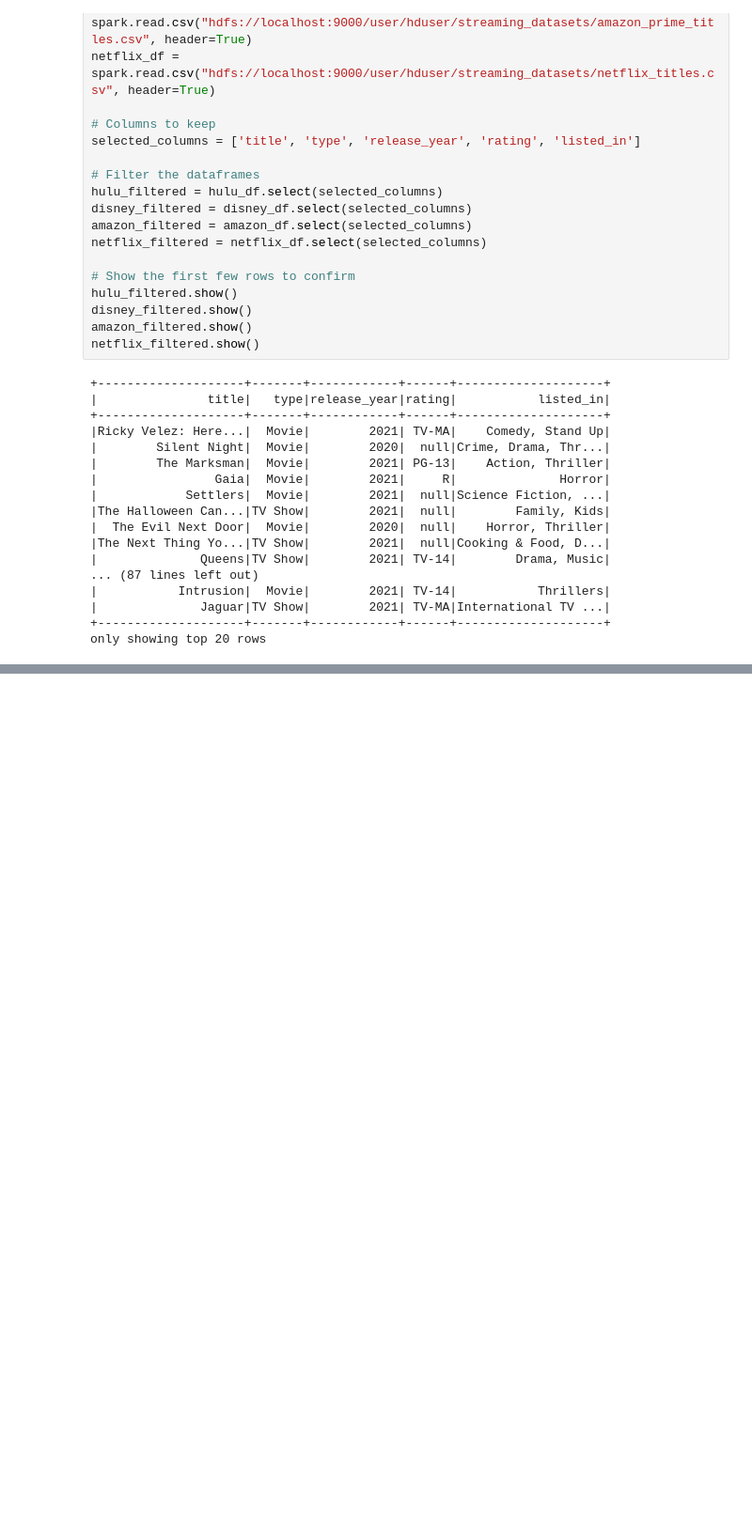
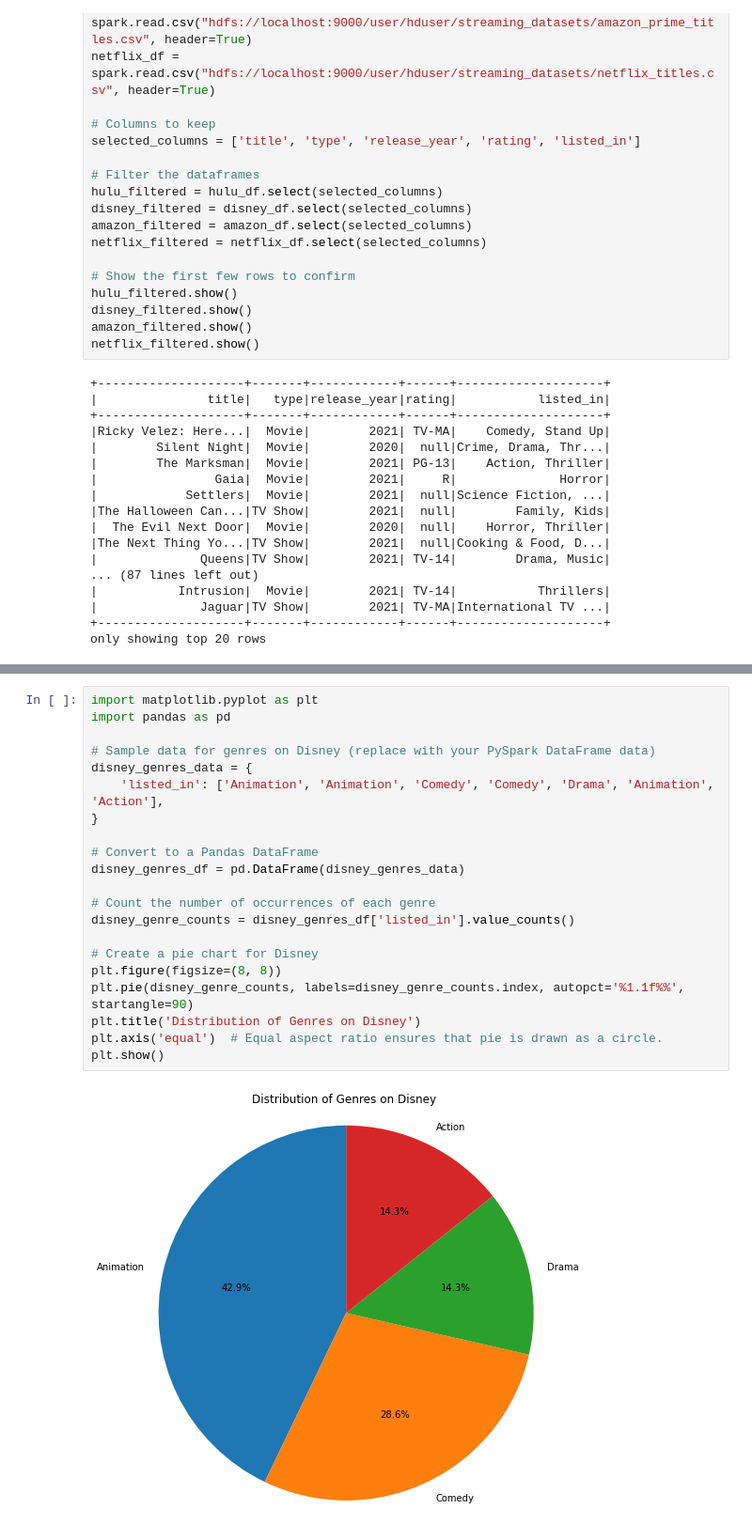
Before and after one commit to Fabio-Poli/CCT-Dublin.SEM2, a Jupyter notebook: CA 1 - SEM 2.ipynb, the cells around one changed output, grey strips where cells are left out. Shown: that part at 94% size. Drawn from its saved outputs; the diff is of its cells as text; blank space fills up the shorter version.

```diff
--- a/CA 1 - SEM 2.ipynb
+++ b/CA 1 - SEM 2.ipynb
@@ -181,0 +400,23 @@ netflix_pd = netflix_year_grouped.toPandas()
+# %%
+import matplotlib.pyplot as plt
+import pandas as pd
+
+# Sample data for genres on Disney (replace with your PySpark DataFrame data)
+disney_genres_data = {
+    'listed_in': ['Animation', 'Animation', 'Comedy', 'Comedy', 'Drama', 'Animation', 'Action'],
+}
+
+# Convert to a Pandas DataFrame
+disney_genres_df = pd.DataFrame(disney_genres_data)
+
+# Count the number of occurrences of each genre
+disney_genre_counts = disney_genres_df['listed_in'].value_counts()
+
+# Create a pie chart for Disney
+plt.figure(figsize=(8, 8))
+plt.pie(disney_genre_counts, labels=disney_genre_counts.index, autopct='%1.1f%%', startangle=90)
+plt.title('Distribution of Genres on Disney')
+plt.axis('equal')  # Equal aspect ratio ensures that pie is drawn as a circle.
+plt.show()
+# %% [output]
+[figure, added]
```
Also changed, not shown: parts of 26 cells of this notebook.
